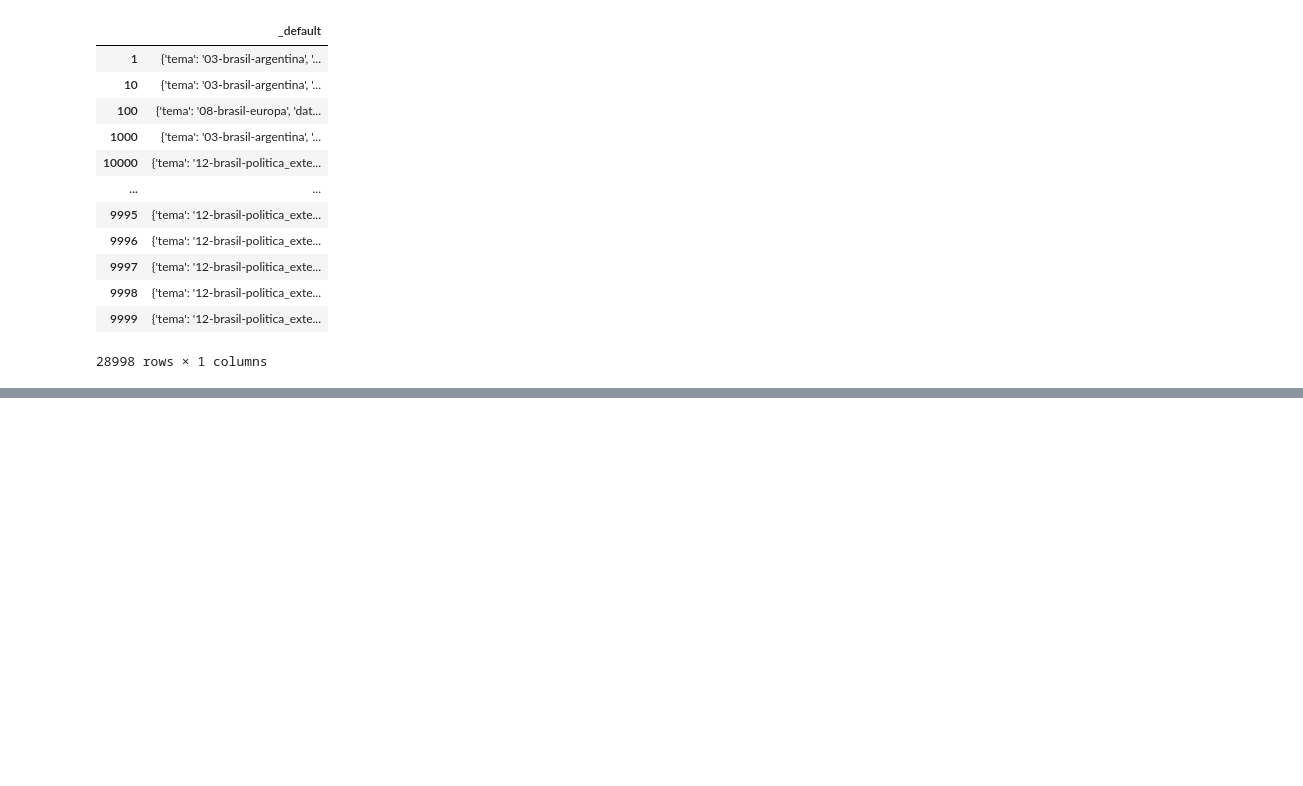
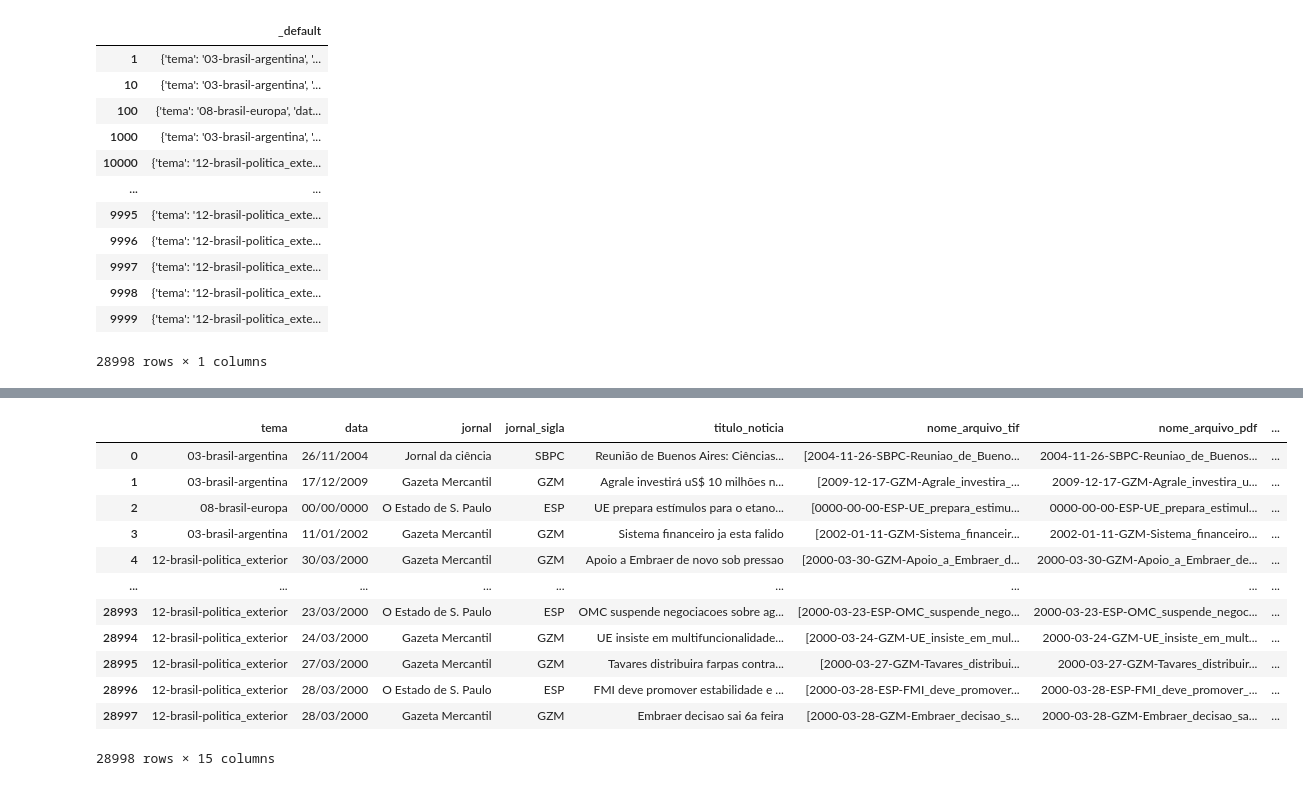
Before and after one commit to thiagovicino/python_analise_dados, a Jupyter notebook: Análise_dados_02_json_thiago.ipynb, the cells around one changed output, grey strips where cells are left out. Drawn from its saved outputs; the diff is of its cells as text; code cells hidden in the pictures; blank space fills up the shorter version.

```diff
--- a/Análise_dados_02_json_thiago.ipynb
+++ b/Análise_dados_02_json_thiago.ipynb
@@ -41,0 +59,18 @@ dataset
+# %%
+dataset = pd.read_json(f'/content/drive/MyDrive/Colab Notebooks/{arq_json}', orient="columns")
+dataset = pd.json_normalize(dataset["_default"])
+dataset
+# %% [output]
+|  | tema | data | jornal | jornal_sigla | titulo_noticia | nome_arquivo_tif | nome_arquivo_pdf | ... |
+| 0 | 03-brasil-argentina | 26/11/2004 | Jornal da ciência | SBPC | Reunião de Buenos Aires: Ciências... | [2004-11-26-SBPC-Reuniao_de_Bueno... | 2004-11-26-SBPC-Reuniao_de_Buenos... | ... |
+| 1 | 03-brasil-argentina | 17/12/2009 | Gazeta Mercantil | GZM | Agrale investirá uS$ 10 milhões n... | [2009-12-17-GZM-Agrale_investira_... | 2009-12-17-GZM-Agrale_investira_u... | ... |
+| 2 | 08-brasil-europa | 00/00/0000 | O Estado de S. Paulo | ESP | UE prepara estímulos para o etano... | [0000-00-00-ESP-UE_prepara_estimu... | 0000-00-00-ESP-UE_prepara_estimul... | ... |
+| 3 | 03-brasil-argentina | 11/01/2002 | Gazeta Mercantil | GZM | Sistema financeiro ja esta falido | [2002-01-11-GZM-Sistema_financeir... | 2002-01-11-GZM-Sistema_financeiro... | ... |
+| 4 | 12-brasil-politica_exterior | 30/03/2000 | Gazeta Mercantil | GZM | Apoio a Embraer de novo sob pressao | [2000-03-30-GZM-Apoio_a_Embraer_d... | 2000-03-30-GZM-Apoio_a_Embraer_de... | ... |
+| ... | ... | ... | ... | ... | ... | ... | ... | ... |
+| 28993 | 12-brasil-politica_exterior | 23/03/2000 | O Estado de S. Paulo | ESP | OMC suspende negociacoes sobre ag... | [2000-03-23-ESP-OMC_suspende_nego... | 2000-03-23-ESP-OMC_suspende_negoc... | ... |
+| 28994 | 12-brasil-politica_exterior | 24/03/2000 | Gazeta Mercantil | GZM | UE insiste em multifuncionalidade... | [2000-03-24-GZM-UE_insiste_em_mul... | 2000-03-24-GZM-UE_insiste_em_mult... | ... |
+| 28995 | 12-brasil-politica_exterior | 27/03/2000 | Gazeta Mercantil | GZM | Tavares distribuira farpas contra... | [2000-03-27-GZM-Tavares_distribui... | 2000-03-27-GZM-Tavares_distribuir... | ... |
+| 28996 | 12-brasil-politica_exterior | 28/03/2000 | O Estado de S. Paulo | ESP | FMI deve promover estabilidade e ... | [2000-03-28-ESP-FMI_deve_promover... | 2000-03-28-ESP-FMI_deve_promover_... | ... |
+| 28997 | 12-brasil-politica_exterior | 28/03/2000 | Gazeta Mercantil | GZM | Embraer decisao sai 6a feira | [2000-03-28-GZM-Embraer_decisao_s... | 2000-03-28-GZM-Embraer_decisao_sa... | ... |
+28998 rows × 15 columns
```
Also changed, not shown: parts of 1 cell of this notebook.
